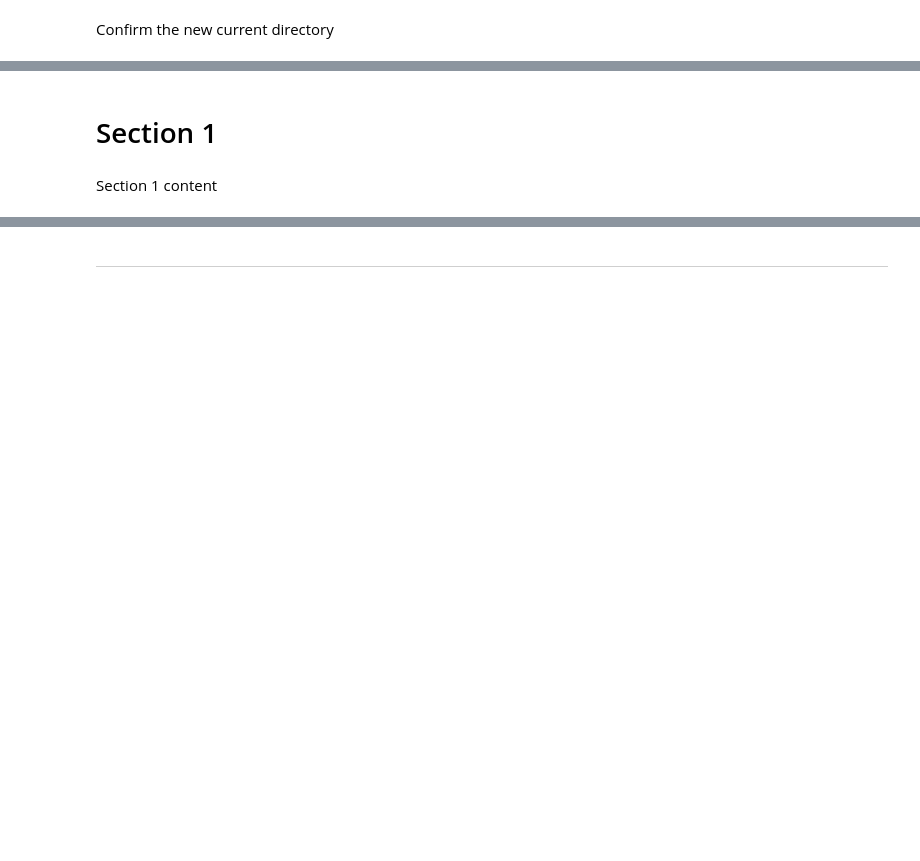
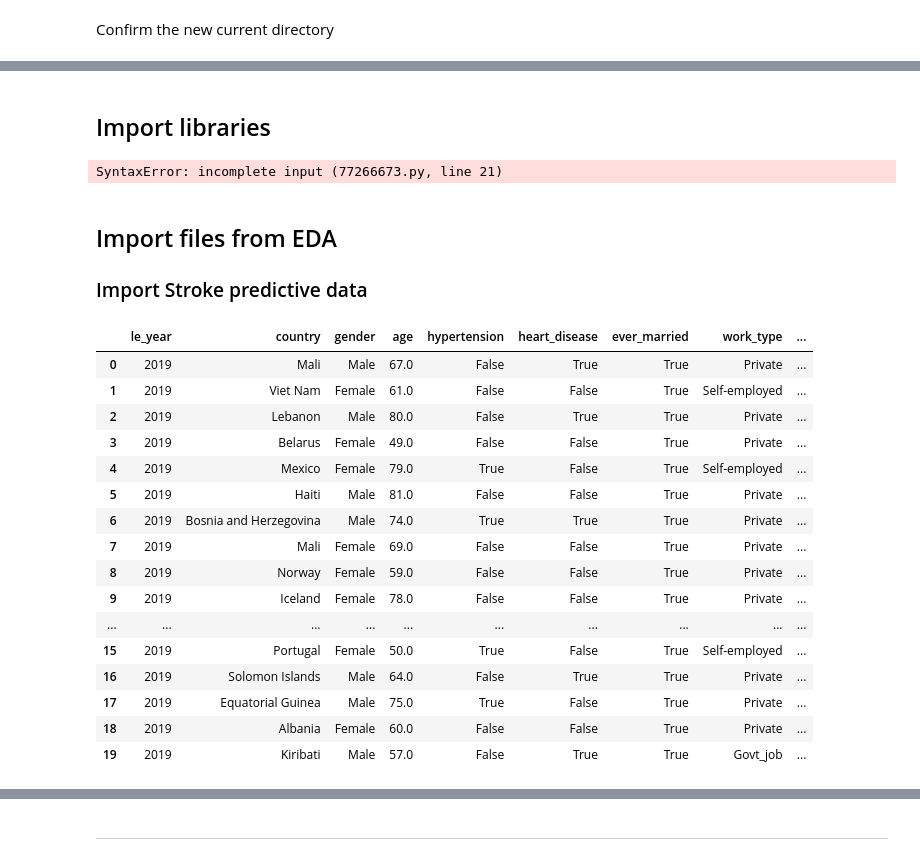
Before and after one commit to Kaznolan/Capstone_KN, a Jupyter notebook: jupyter_notebooks/4ML.ipynb, the cells around one changed output, grey strips where cells are left out. Cells and saved outputs as stored; diff of their text form; code cells hidden in the pictures; blank space fills up the shorter version.

Commit message:
Release 6 ML creation & modeling stroke prediction

```diff
--- a/jupyter_notebooks/4ML.ipynb
+++ b/jupyter_notebooks/4ML.ipynb
@@ -44,4 +50,57 @@ current_dir
-# %% [markdown]
-# Section 1
-# %% [markdown]
-Section 1 content
+# %% [markdown]
+## Import libraries
+# %%
+import os
+import sys
+import textwrap
+import pandas as pd
+import numpy as np
+
+from sklearn.model_selection import train_test_split
+from sklearn.pipeline import Pipeline
+from sklearn.compose import ColumnTransformer
+from sklearn.impute import SimpleImputer
+from sklearn.preprocessing import StandardScaler
+from sklearn.linear_model import LogisticRegression
+from sklearn.metrics import (
+    accuracy_score,
+    precision_score,
+    recall_score,
+    f1_score,
+    roc_auc_score,
+    roc_curve,
+    confusion_matrix,
+    classification_report,
+# %% [output]
+SyntaxError: incomplete input (77266673.py, line 21)
+# %% [markdown]
+## Import files from EDA
+
+### Import Stroke predictive data
+# %%
+# set file path
+file_patha = r'Data\EDA\eda_stroke_data.csv'
+
+# load csv
+df_ml_stroke = pd.read_csv(file_patha)
+
+#list first 20 rows
+df_ml_stroke.head(20)
+# %% [output]
+|  | le_year | country | gender | age | hypertension | heart_disease | ever_married | work_type | ... |
+| 0 | 2019 | Mali | Male | 67.0 | False | True | True | Private | ... |
+| 1 | 2019 | Viet Nam | Female | 61.0 | False | False | True | Self-employed | ... |
+| 2 | 2019 | Lebanon | Male | 80.0 | False | True | True | Private | ... |
+| 3 | 2019 | Belarus | Female | 49.0 | False | False | True | Private | ... |
+| 4 | 2019 | Mexico | Female | 79.0 | True | False | True | Self-employed | ... |
+| 5 | 2019 | Haiti | Male | 81.0 | False | False | True | Private | ... |
+| 6 | 2019 | Bosnia and Herzegovina | Male | 74.0 | True | True | True | Private | ... |
+| 7 | 2019 | Mali | Female | 69.0 | False | False | True | Private | ... |
+| 8 | 2019 | Norway | Female | 59.0 | False | False | True | Private | ... |
+| 9 | 2019 | Iceland | Female | 78.0 | False | False | True | Private | ... |
+| ... | ... | ... | ... | ... | ... | ... | ... | ... | ... |
+| 15 | 2019 | Portugal | Female | 50.0 | True | False | True | Self-employed | ... |
+| 16 | 2019 | Solomon Islands | Male | 64.0 | False | True | True | Private | ... |
+| 17 | 2019 | Equatorial Guinea | Male | 75.0 | True | False | True | Private | ... |
+| 18 | 2019 | Albania | Female | 60.0 | False | False | True | Private | ... |
+| 19 | 2019 | Kiribati | Male | 57.0 | False | True | True | Govt_job | ... |
```
Also changed, not shown: parts of 24 cells of this notebook.
